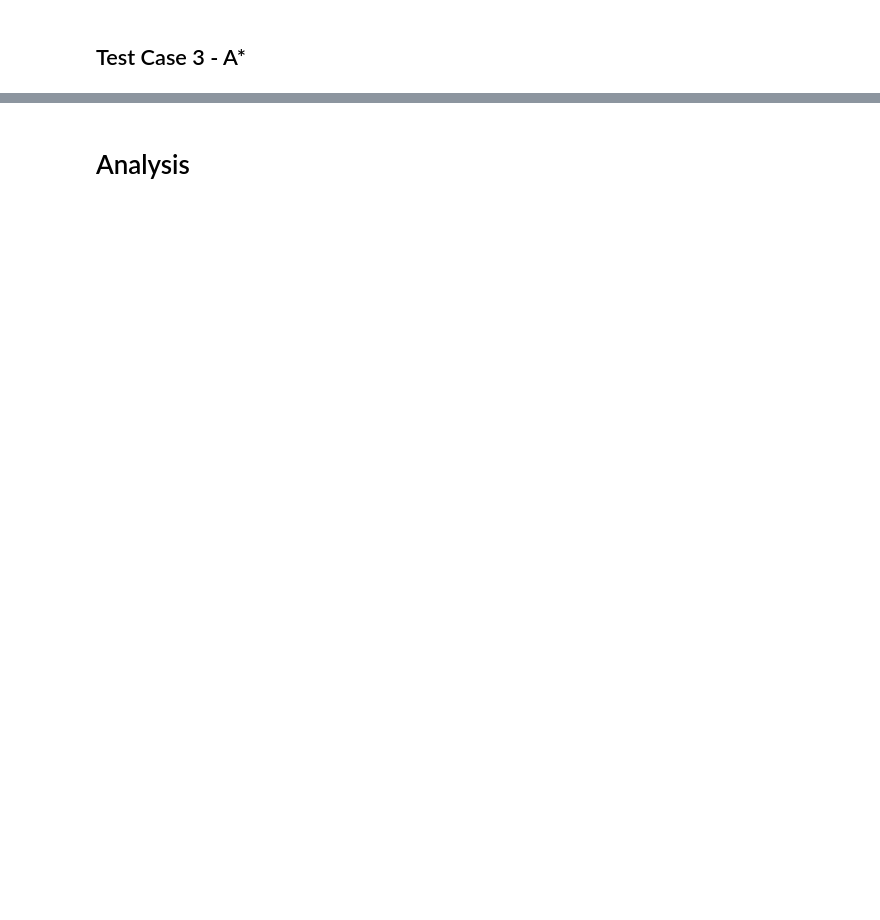
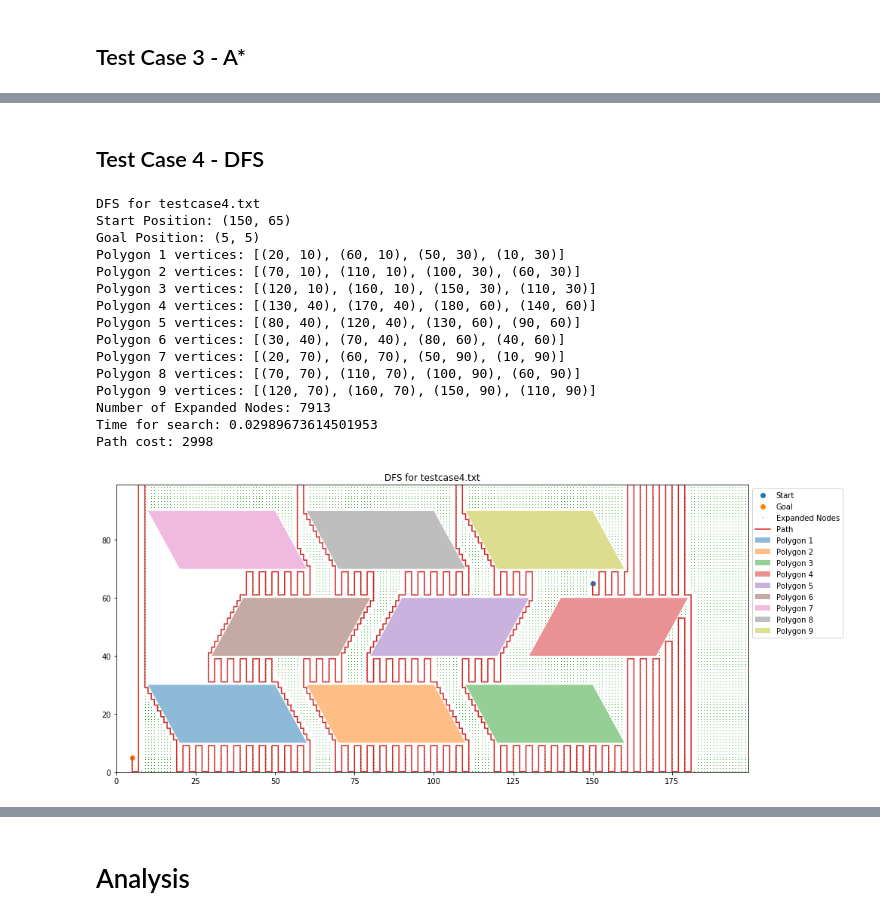
Before and after one commit to MikDionio/CS180MP1, a Jupyter notebook: CS180MP1.ipynb, the cells around one changed output, grey strips where cells are left out. Saved outputs shown, nothing was run; the diff lists cells and outputs as text; code cells hidden in the pictures; blank space fills up the shorter version.

```diff
--- a/CS180MP1.ipynb
+++ b/CS180MP1.ipynb
@@ -698,0 +816,21 @@ AStarTest("testcase3.txt")
+# %% [markdown]
+<h2>Test Case 4 - DFS</h2>
+# %%
+DFSTest("testcase4.txt")
+# %% [output]
+DFS for testcase4.txt
+Start Position: (150, 65)
+Goal Position: (5, 5)
+Polygon 1 vertices: [(20, 10), (60, 10), (50, 30), (10, 30)]
+Polygon 2 vertices: [(70, 10), (110, 10), (100, 30), (60, 30)]
+Polygon 3 vertices: [(120, 10), (160, 10), (150, 30), (110, 30)]
+Polygon 4 vertices: [(130, 40), (170, 40), (180, 60), (140, 60)]
+Polygon 5 vertices: [(80, 40), (120, 40), (130, 60), (90, 60)]
+Polygon 6 vertices: [(30, 40), (70, 40), (80, 60), (40, 60)]
+Polygon 7 vertices: [(20, 70), (60, 70), (50, 90), (10, 90)]
+Polygon 8 vertices: [(70, 70), (110, 70), (100, 90), (60, 90)]
+Polygon 9 vertices: [(120, 70), (160, 70), (150, 90), (110, 90)]
+Number of Expanded Nodes: 7913
+Time for search: 0.02989673614501953
+Path cost: 2998
+[figure, added]
```
Also changed, not shown: parts of 40 cells of this notebook, 2 other files.
